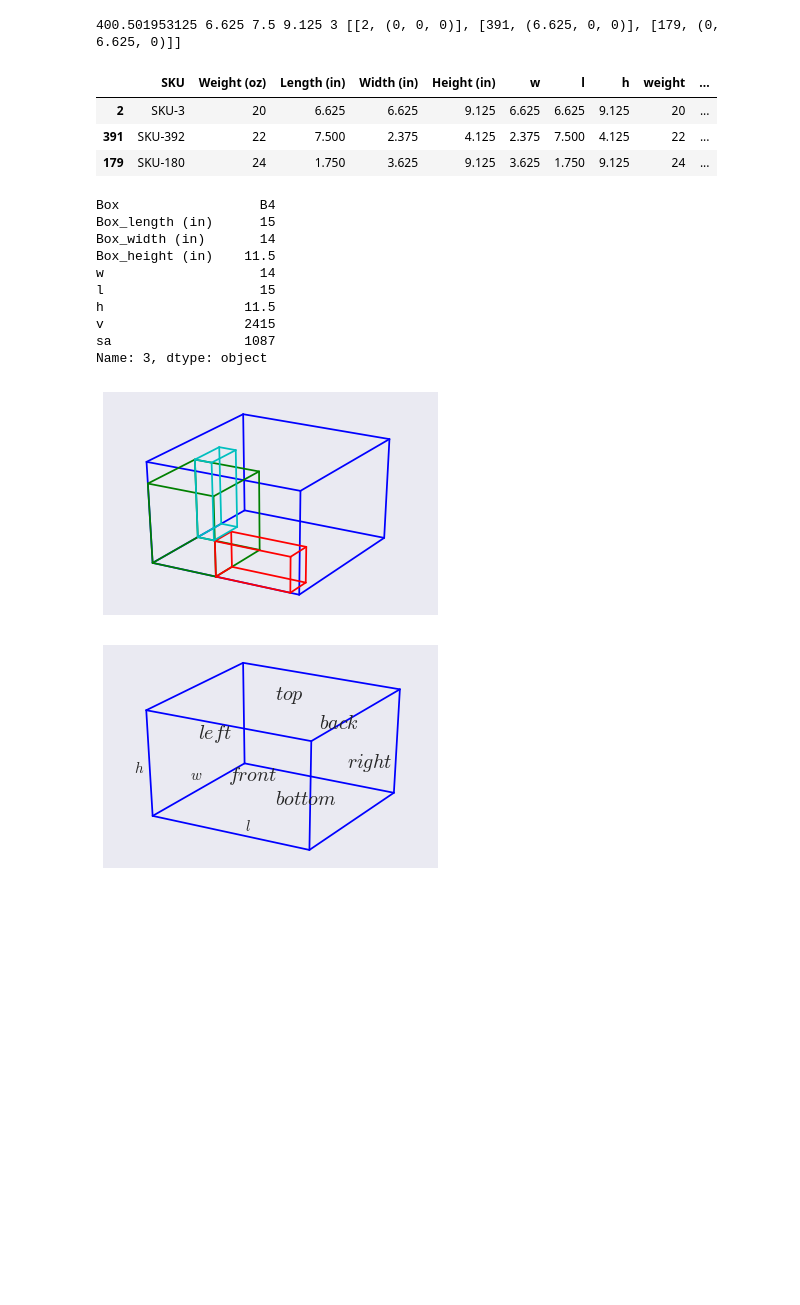
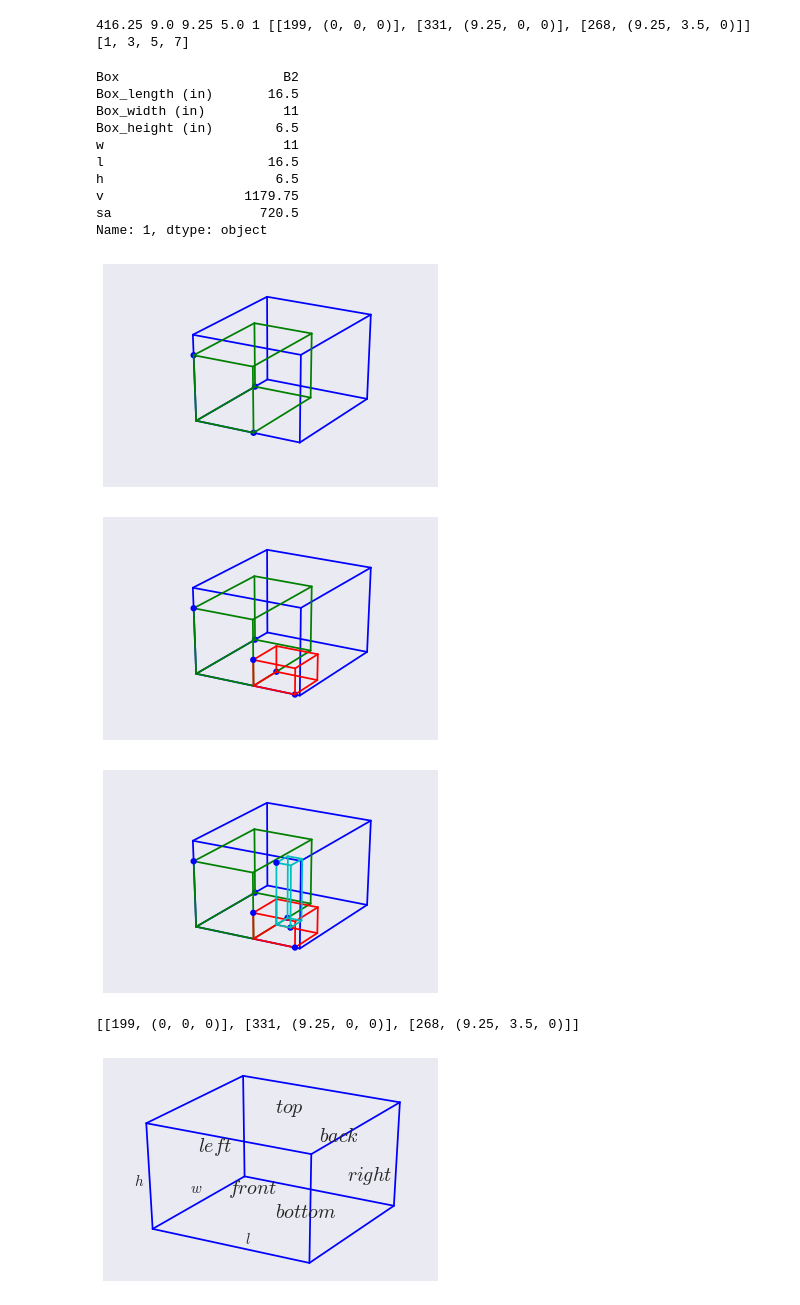
Before and after one commit to gautsi/bxpck, a Jupyter notebook: notebooks/notebook1.ipynb, the cells around one changed output. Drawn from its saved outputs; the diff is of its cells as text; code cells hidden in the pictures; blank space fills up the shorter version.

```diff
--- a/notebooks/notebook1.ipynb
+++ b/notebooks/notebook1.ipynb
@@ -60,6 +61,10 @@ def optimal_pack(orderdf, boxdf=boxdf, inter=True):
 
         # initialize the list of corners
         corners = [(0, 0, 0)]
+
+        # a history of the corners list
+        corners_history = [copy.copy(corners)]
+
 
         # set the list of packed products to empty list
         pack_list = []
@@ -93,12 +98,13 @@ def optimal_pack(orderdf, boxdf=boxdf, inter=True):
                 corners.append((corner[0] + prod.l, corner[1], corner[2]))
                 corners.append((corner[0], corner[1] + prod.w, corner[2]))
                 corners.append((corner[0], corner[1], corner[2] + prod.h))
+                corners_history.append(copy.copy(corners))
             else:
                 break
 
         if len(pack_list) < len(orderdf):
              continue
-        return tot_vol, max_w, max_l, max_h, boxindex, pack_list
+        return tot_vol, max_w, max_l, max_h, boxindex, pack_list, corners_history
 # %%
 # drawing
 def draw_packing(ax, boxindex, pack_list):
@@ -151,39 +157,42 @@ def ranges_intersect(s1, s2, t1, t2):
     return (s1 <= t1 and t1 < s2) or (t1 < s1 and s1 < t2)
 # %%
 o = get_order(size_range=[3])
-tot_vol, max_w, max_l, max_h, boxindex, pack_list = optimal_pack(o)
-print tot_vol, max_w, max_l, max_h, boxindex, pack_list
+tot_vol, max_w, max_l, max_h, boxindex, pack_list, corners_history = optimal_pack(o)
+print tot_vol, max_w, max_l, max_h, boxindex, pack_list, [len(i) for i in corners_history]
 # %% [output]
-400.501953125 6.625 7.5 9.125 3 [[2, (0, 0, 0)], [391, (6.625, 0, 0)], [179, (0, 6.625, 0)]]
+416.25 9.0 9.25 5.0 1 [[199, (0, 0, 0)], [331, (9.25, 0, 0)], [268, (9.25, 3.5, 0)]] [1, 3, 5, 7]
-# %%
-o
-# %% [output]
-|  | SKU | Weight (oz) | Length (in) | Width (in) | Height (in) | w | l | h | weight | ... |
-| 2 | SKU-3 | 20 | 6.625 | 6.625 | 9.125 | 6.625 | 6.625 | 9.125 | 20 | ... |
-| 391 | SKU-392 | 22 | 7.500 | 2.375 | 4.125 | 2.375 | 7.500 | 4.125 | 22 | ... |
-| 179 | SKU-180 | 24 | 1.750 | 3.625 | 9.125 | 3.625 | 1.750 | 9.125 | 24 | ... |
 # %%
 boxdf.loc[boxindex]
 # %% [output]
-Box                  B4
-Box_length (in)      15
-Box_width (in)       14
-Box_height (in)    11.5
-w                    14
-l                    15
-h                  11.5
-v                  2415
-sa                 1087
-Name: 3, dtype: object
+Box                     B2
+Box_length (in)       16.5
+Box_width (in)          11
+Box_height (in)        6.5
+w                       11
+l                     16.5
+h                      6.5
+v                  1179.75
+sa                   720.5
+Name: 1, dtype: object
 # %%
-fig = plt.figure()
-ax  = fig.add_subplot(111, projection = '3d')
-draw_packing(ax, boxindex, pack_list[:3])
-plt.axis('off')
-filenamestring = string.join(['{}_'.format(i) for i in zip(*pack_list)[0]], '')+'{}'.format(boxindex)
-fig.savefig('pic'+filenamestring+'_3.png', bbox='tight', dpi=300)
+for j in xrange(len(pack_list)):
+    fig = plt.figure()
+    ax  = fig.add_subplot(111, projection = '3d')
+    draw_packing(ax, boxindex, pack_list[:j+1])
+    #draw_corners(ax, corners_history[j])
+    for corner in corners_history[j + 1]:
+        ax.scatter(*corner, s=40, edgecolors='none', alpha=1, depthshade=False)
+    plt.axis('off')
+    filenamestring = string.join(['{}_'.format(i) for i in zip(*pack_list)[0]], '')+'{}'.format(boxindex)
+    fig.savefig('anpic'+filenamestring+'_{}.png'.format(j), bbox='tight', dpi=300)
 # %% [output]
-[figure, old version]
+[figure, new version]
+[figure, added]
+[figure, added]
+# %%
+pack_list
+# %% [output]
+[[199, (0, 0, 0)], [331, (9.25, 0, 0)], [268, (9.25, 3.5, 0)]]
 # %%
 fig = plt.figure()
 ax  = fig.add_subplot(111, projection = '3d')
```
Also changed, not shown: parts of 1 cell of this notebook.
